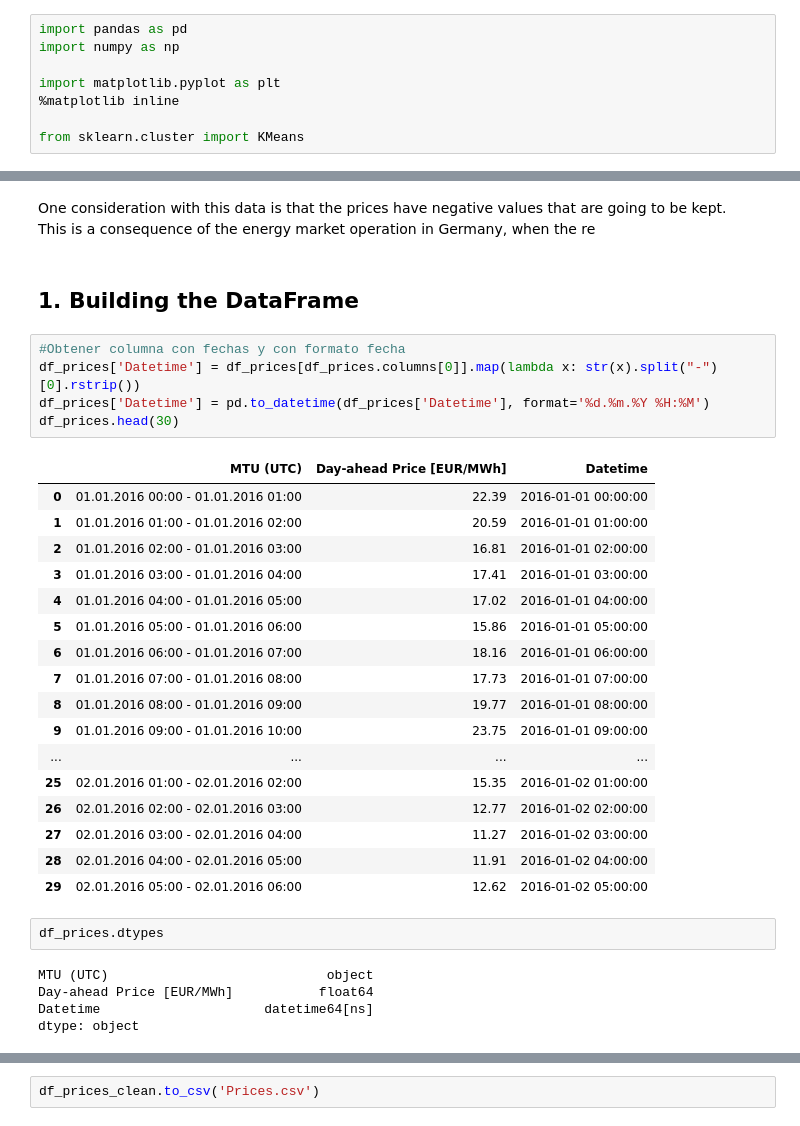
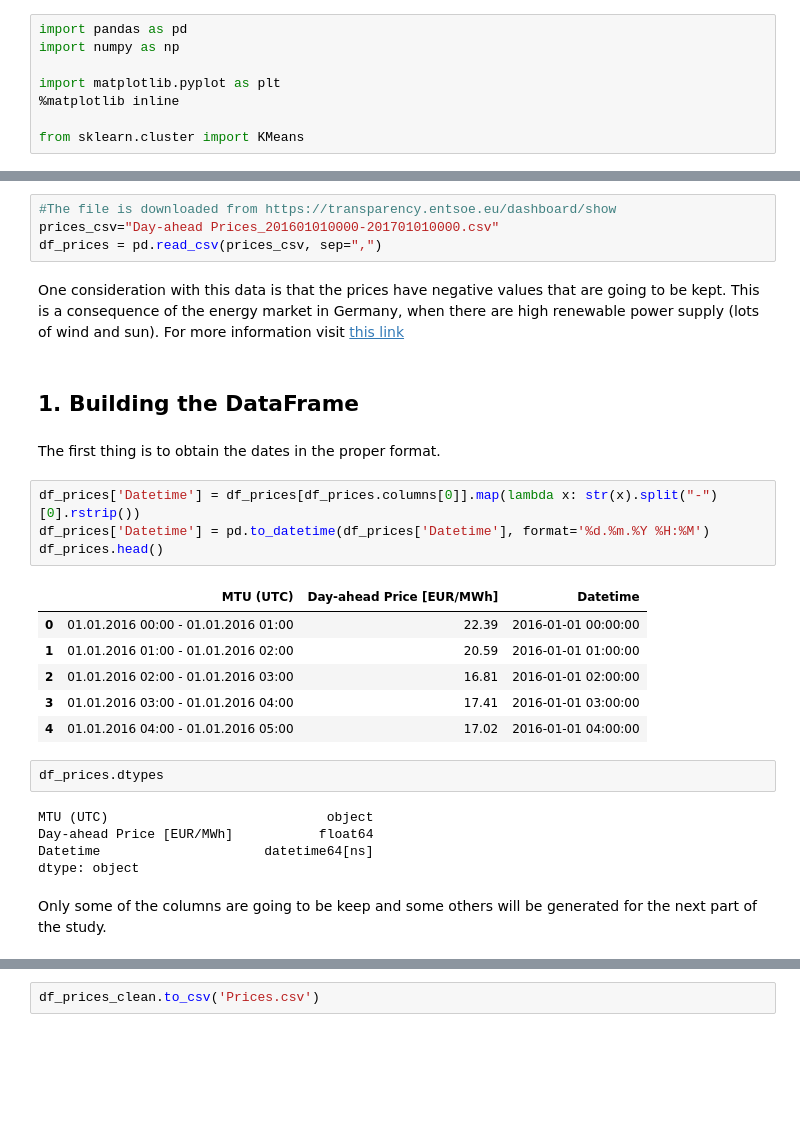
Before and after one commit to Aroagm/TFM_HouseholdConsumptions, a Jupyter notebook: Prices_data.ipynb, the cells around one changed output, grey strips where cells are left out. Cells and saved outputs as stored; diff of their text form; blank space fills up the shorter version.

```diff
--- a/Prices_data.ipynb
+++ b/Prices_data.ipynb
@@ -24,31 +19,24 @@ df_prices = pd.read_csv(prices_csv, sep=",")
+# %%
+#The file is downloaded from https://transparency.entsoe.eu/dashboard/show
+prices_csv="Day-ahead Prices_201601010000-201701010000.csv"
+df_prices = pd.read_csv(prices_csv, sep=",")
 # %% [markdown]
-One consideration with this data is that the prices have negative values that are going to be kept. <br>
-This is a consequence of the energy market operation in Germany, when the re
+One consideration with this data is that the prices have negative values that are going to be kept. This is a consequence of the energy market in Germany, when there are high renewable power supply (lots of wind and sun). For more information visit [this link](https://www.cleanenergywire.org/factsheets/why-power-prices-turn-negative)
 # %% [markdown]
 ## 1. Building the DataFrame
+# %% [markdown]
+The first thing is to obtain the dates in the proper format.
 # %%
-#Obtener columna con fechas y con formato fecha
 df_prices['Datetime'] = df_prices[df_prices.columns[0]].map(lambda x: str(x).split("-")[0].rstrip())
 df_prices['Datetime'] = pd.to_datetime(df_prices['Datetime'], format='%d.%m.%Y %H:%M')
-df_prices.head(30)
+df_prices.head()
 # %% [output]
 |  | MTU (UTC) | Day-ahead Price [EUR/MWh] | Datetime |
 | 0 | 01.01.2016 00:00 - 01.01.2016 01:00 | 22.39 | 2016-01-01 00:00:00 |
 | 1 | 01.01.2016 01:00 - 01.01.2016 02:00 | 20.59 | 2016-01-01 01:00:00 |
 | 2 | 01.01.2016 02:00 - 01.01.2016 03:00 | 16.81 | 2016-01-01 02:00:00 |
 | 3 | 01.01.2016 03:00 - 01.01.2016 04:00 | 17.41 | 2016-01-01 03:00:00 |
 | 4 | 01.01.2016 04:00 - 01.01.2016 05:00 | 17.02 | 2016-01-01 04:00:00 |
-| 5 | 01.01.2016 05:00 - 01.01.2016 06:00 | 15.86 | 2016-01-01 05:00:00 |
-| 6 | 01.01.2016 06:00 - 01.01.2016 07:00 | 18.16 | 2016-01-01 06:00:00 |
-| 7 | 01.01.2016 07:00 - 01.01.2016 08:00 | 17.73 | 2016-01-01 07:00:00 |
-| 8 | 01.01.2016 08:00 - 01.01.2016 09:00 | 19.77 | 2016-01-01 08:00:00 |
-| 9 | 01.01.2016 09:00 - 01.01.2016 10:00 | 23.75 | 2016-01-01 09:00:00 |
-| ... | ... | ... | ... |
-| 25 | 02.01.2016 01:00 - 02.01.2016 02:00 | 15.35 | 2016-01-02 01:00:00 |
-| 26 | 02.01.2016 02:00 - 02.01.2016 03:00 | 12.77 | 2016-01-02 02:00:00 |
-| 27 | 02.01.2016 03:00 - 02.01.2016 04:00 | 11.27 | 2016-01-02 03:00:00 |
-| 28 | 02.01.2016 04:00 - 02.01.2016 05:00 | 11.91 | 2016-01-02 04:00:00 |
-| 29 | 02.01.2016 05:00 - 02.01.2016 06:00 | 12.62 | 2016-01-02 05:00:00 |
 # %%
 df_prices.dtypes
 # %% [output]
@@ -56,4 +44,6 @@ MTU (UTC)                            object
 Day-ahead Price [EUR/MWh]           float64
 Datetime                     datetime64[ns]
 dtype: object
+# %% [markdown]
+Only some of the columns are going to be keep and some others will be generated for the next part of the study.
 # %%
```
Also changed, not shown: parts of 33 cells of this notebook, 1 other file.
